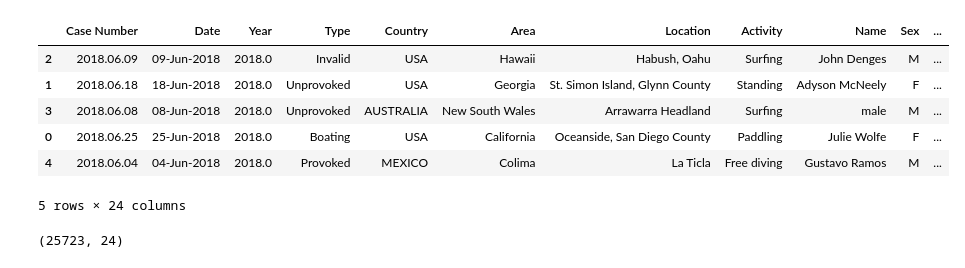
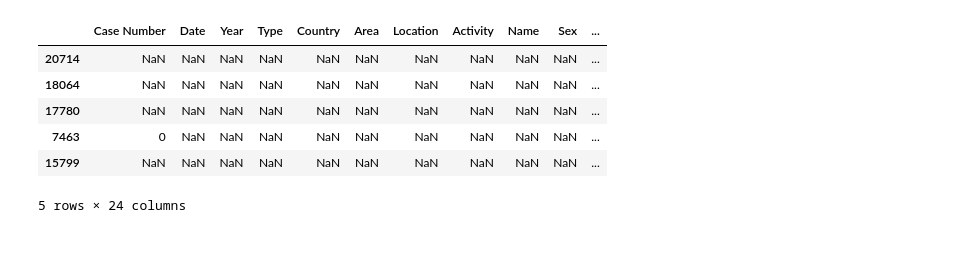
Before and after one commit to Andrestart/-data_cleaning-Andres_Perez, a Jupyter notebook: 1_data_cleaning.ipynb, the cells around one changed output. Cells and saved outputs as stored; diff of their text form; code cells hidden in the pictures.

```diff
--- a/1_data_cleaning.ipynb
+++ b/1_data_cleaning.ipynb
@@ -5,15 +10,11 @@ df = pd.read_csv("data/attacks.csv",encoding = "ISO-8859-1") #To load the data c
 # %%
-#Reviso 5 datos aleatorios del dataframe
-df.head().sample(5)
+#I explore 5 random rows in the dataframe.
+df.sample(5)
 # %% [output]
 |  | Case Number | Date | Year | Type | Country | Area | Location | Activity | Name | Sex | ... |
-| 2 | 2018.06.09 | 09-Jun-2018 | 2018.0 | Invalid | USA | Hawaii | Habush, Oahu | Surfing | John Denges | M | ... |
-| 1 | 2018.06.18 | 18-Jun-2018 | 2018.0 | Unprovoked | USA | Georgia | St. Simon Island, Glynn County | Standing | Adyson McNeely | F | ... |
-| 3 | 2018.06.08 | 08-Jun-2018 | 2018.0 | Unprovoked | AUSTRALIA | New South Wales | Arrawarra Headland | Surfing | male | M | ... |
-| 0 | 2018.06.25 | 25-Jun-2018 | 2018.0 | Boating | USA | California | Oceanside, San Diego County | Paddling | Julie Wolfe | F | ... |
-| 4 | 2018.06.04 | 04-Jun-2018 | 2018.0 | Provoked | MEXICO | Colima | La Ticla | Free diving | Gustavo Ramos | M | ... |
+| 20714 | NaN | NaN | NaN | NaN | NaN | NaN | NaN | NaN | NaN | NaN | ... |
+| 18064 | NaN | NaN | NaN | NaN | NaN | NaN | NaN | NaN | NaN | NaN | ... |
+| 17780 | NaN | NaN | NaN | NaN | NaN | NaN | NaN | NaN | NaN | NaN | ... |
+| 7463 | 0 | NaN | NaN | NaN | NaN | NaN | NaN | NaN | NaN | NaN | ... |
+| 15799 | NaN | NaN | NaN | NaN | NaN | NaN | NaN | NaN | NaN | NaN | ... |
 5 rows × 24 columns
-# %%
-df.shape
-# %% [output]
-(25723, 24)
```
Also changed, not shown: parts of 27 cells of this notebook, 2 other files.
